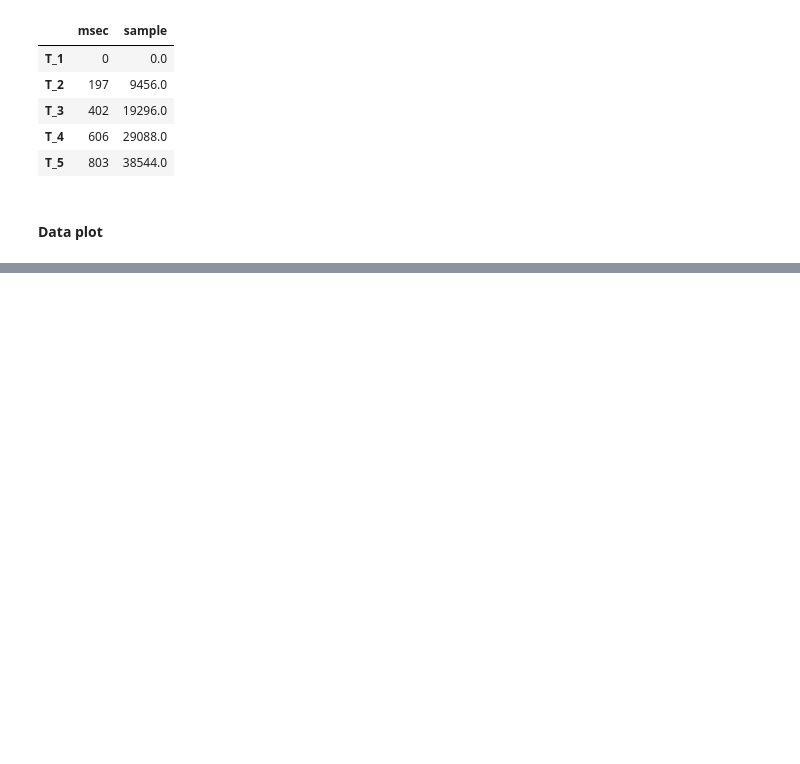
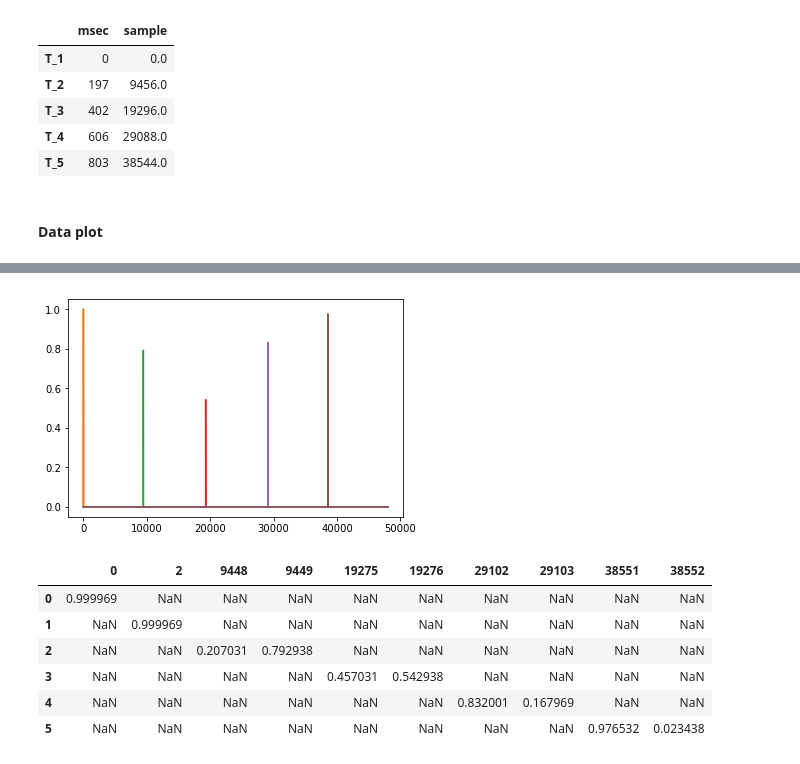
Before and after one commit to Aogiri-m2d/JupyterNotebookMemo, a Jupyter notebook: ThorDelayAnalysis/ThorDelayAnalysis.ipynb, the cells around one changed output, grey strips where cells are left out. Cells and saved outputs as stored; diff of their text form; code cells hidden in the pictures; blank space fills up the shorter version.

```diff
--- a/ThorDelayAnalysis/ThorDelayAnalysis.ipynb
+++ b/ThorDelayAnalysis/ThorDelayAnalysis.ipynb
@@ -89,0 +159,42 @@ plt.show()
+# %%
+def extract_cycle(IR_list, cycle):
+    new_data_set = []
+    st = fs * cycle
+    en = st + fs
+
+    for data in IR_list:
+        new_data_set.append(data[st : en])
+
+    return new_data_set
+
+def extract_position_intensity(IR, threshold):
+    s = pd.Series(IR)
+    return s[IR > threshold]
+
+    return new_data_set
+
+#第3周期のIRを抽出
+T_extract = extract_cycle(T_data, 3)
+
+for num, data in enumerate(T_extract):
+    label_name = "T_" + str(num)
+    plt.plot(range(data.size), data)
+
+plt.show()
+
+#0を除外して、整理
+T_ser = []
+for data in T_ext_third:
+    T_ser.append(extract_position_intensity(data, 0))
+
+df = pd.DataFrame(T_ser)
+df
+# %% [output]
+[figure, added]
+|  | 0 | 2 | 9448 | 9449 | 19275 | 19276 | 29102 | 29103 | 38551 | 38552 |
+| 0 | 0.999969 | NaN | NaN | NaN | NaN | NaN | NaN | NaN | NaN | NaN |
+| 1 | NaN | 0.999969 | NaN | NaN | NaN | NaN | NaN | NaN | NaN | NaN |
+| 2 | NaN | NaN | 0.207031 | 0.792938 | NaN | NaN | NaN | NaN | NaN | NaN |
+| 3 | NaN | NaN | NaN | NaN | 0.457031 | 0.542938 | NaN | NaN | NaN | NaN |
+| 4 | NaN | NaN | NaN | NaN | NaN | NaN | 0.832001 | 0.167969 | NaN | NaN |
+| 5 | NaN | NaN | NaN | NaN | NaN | NaN | NaN | NaN | 0.976532 | 0.023438 |
```
Also changed, not shown: parts of 11 cells of this notebook, 6 other files.
